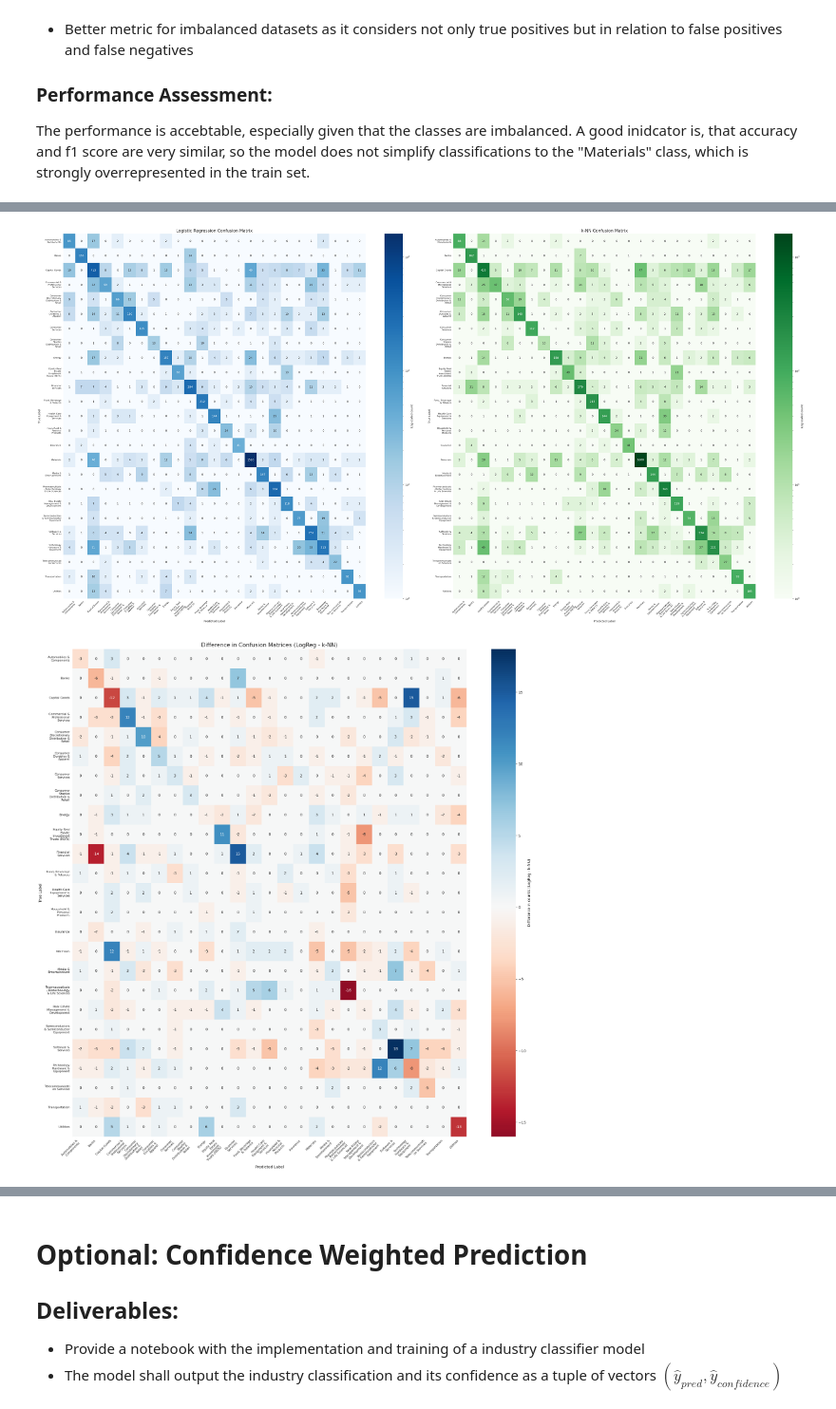
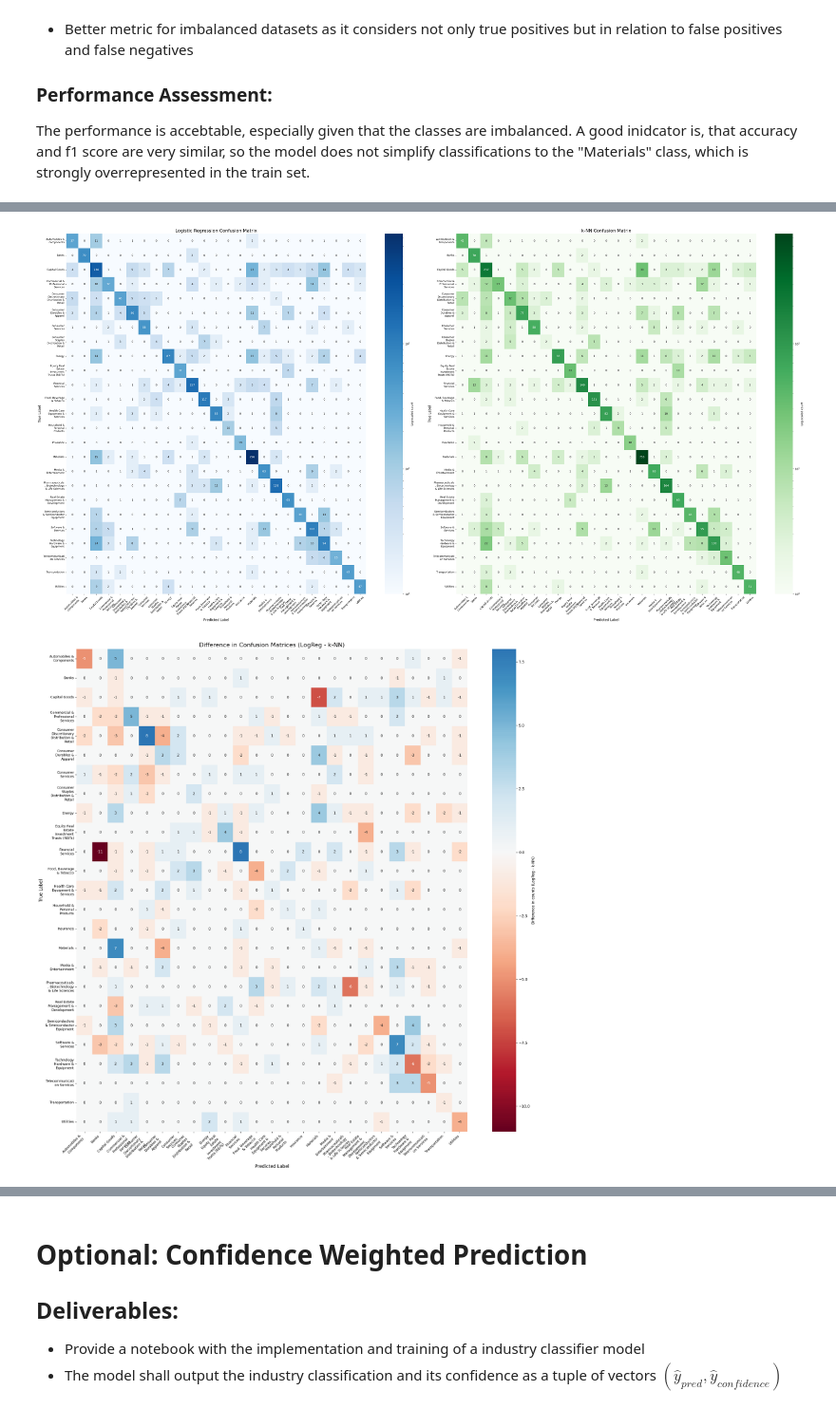
Before and after one commit to AnabelNigsch/FoDS_Practicals, a Jupyter notebook: Notebooks/code_skeleton_industry_classification.ipynb, the cells around one changed output, grey strips where cells are left out. Shown at 95% size. Cells and saved outputs as stored; diff of their text form; code cells hidden in the pictures.

```diff
--- a/Notebooks/code_skeleton_industry_classification.ipynb
+++ b/Notebooks/code_skeleton_industry_classification.ipynb
@@ -40,9 +17,9 @@ import textwrap
 # %% [markdown]
 # Loading Data
 # %%
-df = pd.read_pickle("../data/df_train.pkl")
+df = pd.read_pickle("data/df_train.pkl")
 
-df_train, df_val = train_test_split(df, test_size= 0.2, random_state=7)
+df_train, df_val = train_test_split(df, test_size= 0.2, random_state=83)
 # %%
 X_train = df_train.business_description_embedding.apply(ast.literal_eval).tolist()
 X_train = np.array(X_train)
@@ -393,11 +327,11 @@ def plot_to_axis(ax, cm_colors, annot, labels, title, cmap, vmax):
         cbar_kws={'label': 'Log-scaled count'},
         ax=ax
     )
-    ax.set_title(title, fontsize=15)
-    ax.set_xlabel("Predicted Label", fontsize=10)
-    ax.set_ylabel("True Label", fontsize=10)
-    ax.tick_params(axis='x', rotation=45, labelsize=8)
-    ax.tick_params(axis='y', labelsize=8)
+    ax.set_title(title, fontsize=16)
+    ax.set_xlabel("Predicted Label", fontsize=12)
+    ax.set_ylabel("True Label", fontsize=12)
+    ax.tick_params(axis='x', rotation=45, labelsize=9)
+    ax.tick_params(axis='y', labelsize=9)
 
 plot_to_axis(
     axes[0],
@@ -422,32 +356,32 @@ plot_to_axis(
 plt.tight_layout()
 plt.show()
 # %% [output]
-[figure, old version]
+[figure, new version]
 # %%
 diff_cm = cm_log - cm_knn
 
 annot_diff = diff_cm.astype(str)
 
 plt.figure(figsize=(20, 20))
 sns.heatmap(
     diff_cm,
     annot=annot_diff,
     fmt='',
     cmap='RdBu',         # Diverging color map
     center=0,            # 0 difference is white
     xticklabels=wrapped_labels,
     yticklabels=wrapped_labels,
     cbar_kws={'label': 'Difference in counts (LogReg - k-NN)'}
 )
-plt.title("Difference in Confusion Matrices (LogReg - k-NN)", fontsize=15)
-plt.xlabel("Predicted Label", fontsize=10)
-plt.ylabel("True Label", fontsize=10)
-plt.xticks(rotation=45, ha='right', fontsize=8)
-plt.yticks(fontsize=8)
+plt.title("Difference in Confusion Matrices (LogReg - k-NN)", fontsize=16)
+plt.xlabel("Predicted Label", fontsize=12)
+plt.ylabel("True Label", fontsize=12)
+plt.xticks(rotation=45, ha='right', fontsize=9)
+plt.yticks(fontsize=9)
 plt.tight_layout()
 plt.show()
 # %% [output]
-[figure, old version]
+[figure, new version]
 # %% [markdown]
 ## <span style='color: green;'>KNN LogReg comparison</span>
 
```
Also changed, not shown: parts of 101 cells of this notebook, 2 other files.
